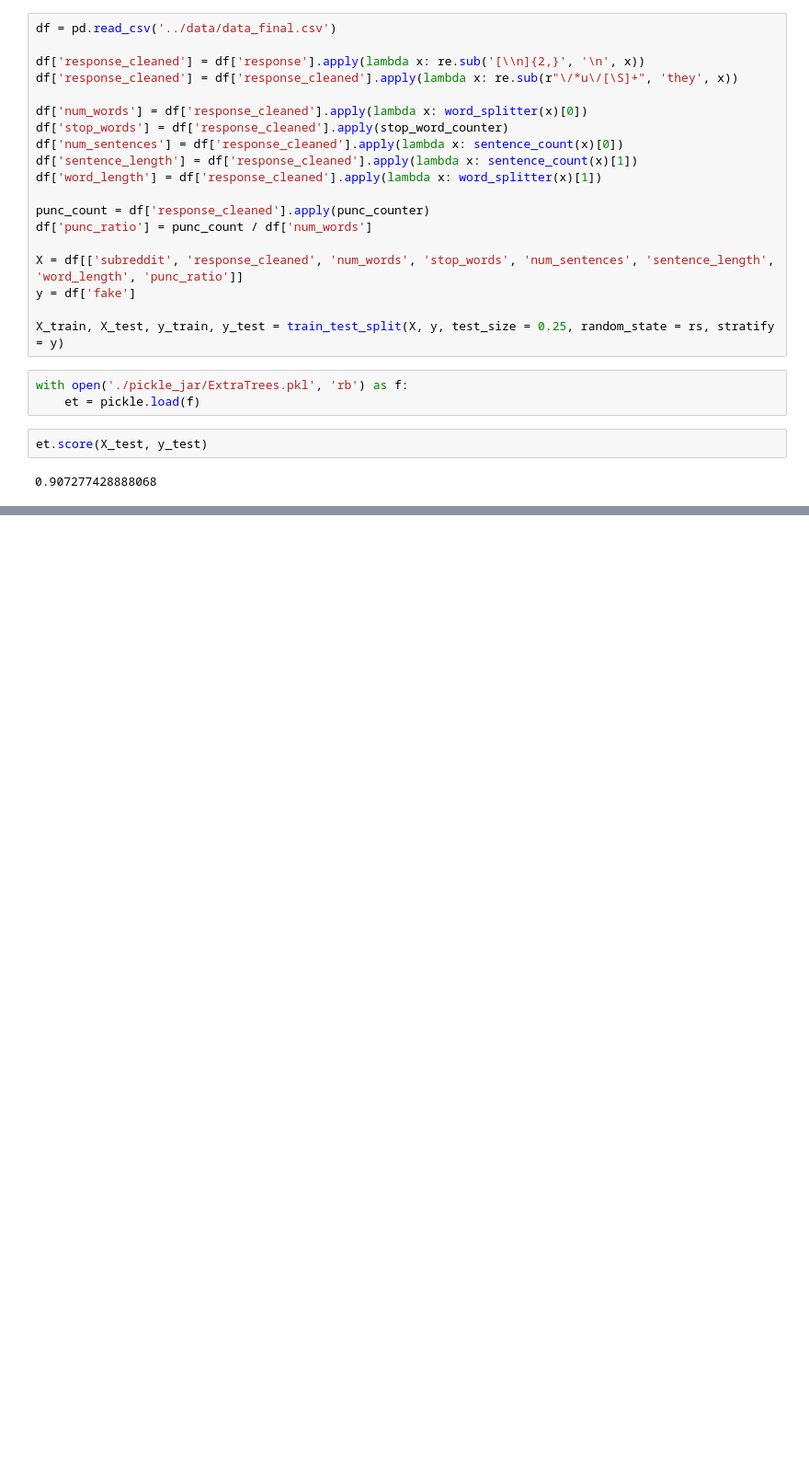
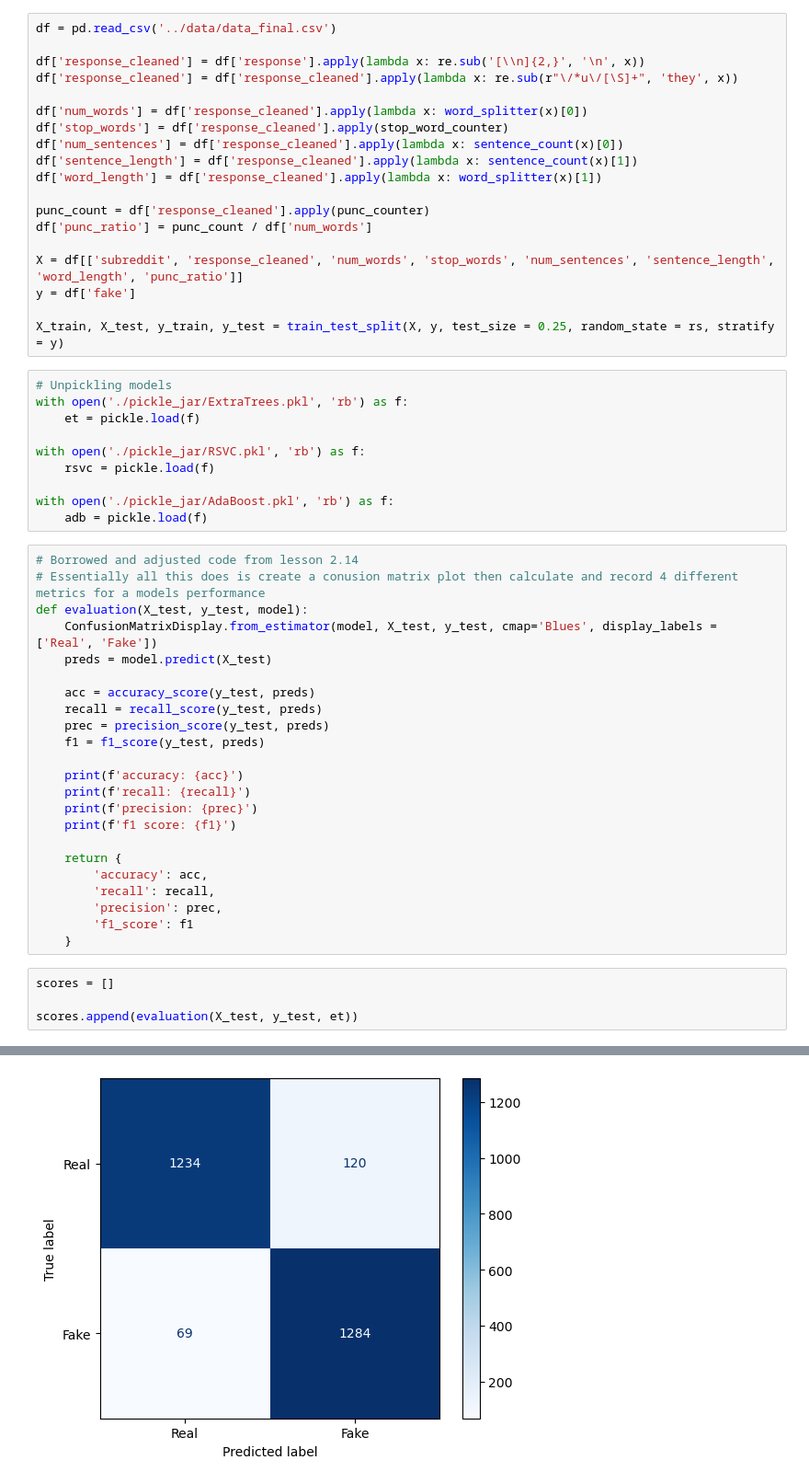
Before and after one commit to vijay-ravuri/reddit-comment-classification, a Jupyter notebook: code/04-Model_Evaluation.ipynb, the cells around one changed output, grey strips where cells are left out. Shown at 92% size. Cells and saved outputs as stored; diff of their text form; blank space fills up the shorter version.

Commit message:
adjusted tuning, most of eval finished

```diff
--- a/code/04-Model_Evaluation.ipynb
+++ b/code/04-Model_Evaluation.ipynb
@@ -30,10 +34,41 @@ X = df[['subreddit', 'response_cleaned', 'num_words', 'stop_words', 'num_sentenc
 y = df['fake']
 
 X_train, X_test, y_train, y_test = train_test_split(X, y, test_size = 0.25, random_state = rs, stratify = y)
-# %%
-with open('./pickle_jar/ExtraTrees.pkl', 'rb') as f:
-    et = pickle.load(f)
-# %%
-et.score(X_test, y_test)
-# %% [output]
-0.907277428888068
+# %%
+# Unpickling models
+with open('./pickle_jar/ExtraTrees.pkl', 'rb') as f:
+    et = pickle.load(f)
+
+with open('./pickle_jar/RSVC.pkl', 'rb') as f:
+    rsvc = pickle.load(f)
+
+with open('./pickle_jar/AdaBoost.pkl', 'rb') as f:
+    adb = pickle.load(f)
+# %%
+# Borrowed and adjusted code from lesson 2.14
+# Essentially all this does is create a conusion matrix plot then calculate and record 4 different metrics for a models performance
+def evaluation(X_test, y_test, model):
+    ConfusionMatrixDisplay.from_estimator(model, X_test, y_test, cmap='Blues', display_labels = ['Real', 'Fake'])
+    preds = model.predict(X_test)
+
+    acc = accuracy_score(y_test, preds)
+    recall = recall_score(y_test, preds)
+    prec = precision_score(y_test, preds)
+    f1 = f1_score(y_test, preds)
+
+    print(f'accuracy: {acc}')
+    print(f'recall: {recall}')
+    print(f'precision: {prec}')
+    print(f'f1 score: {f1}')
+
+    return {
+        'accuracy': acc,
+        'recall': recall,
+        'precision': prec,
+        'f1_score': f1
+    }
+# %%
+scores = []
+
+scores.append(evaluation(X_test, y_test, et))
+# %% [output]
@@ -39,0 +79 @@ et.score(X_test, y_test)
+[figure, added]
```
Also changed, not shown: parts of 14 cells of this notebook, 1 other file.
